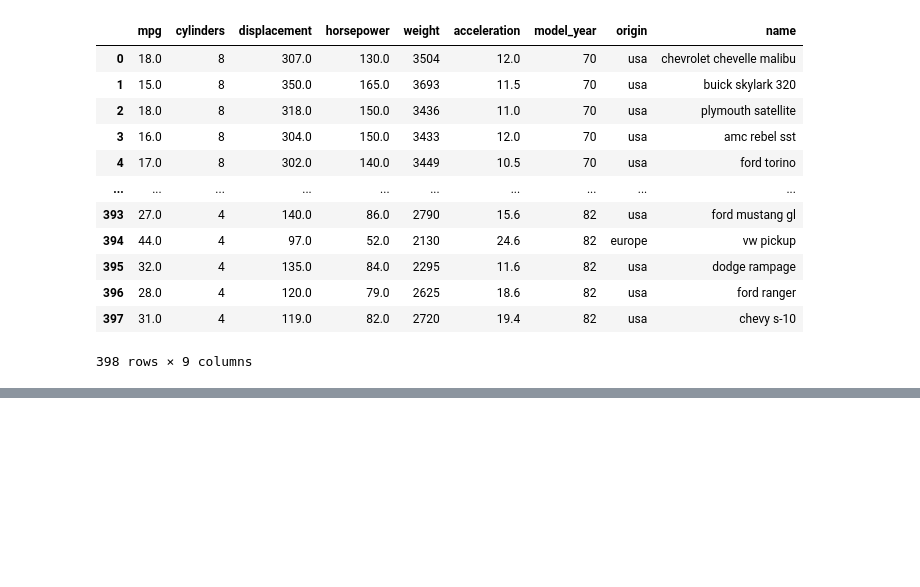
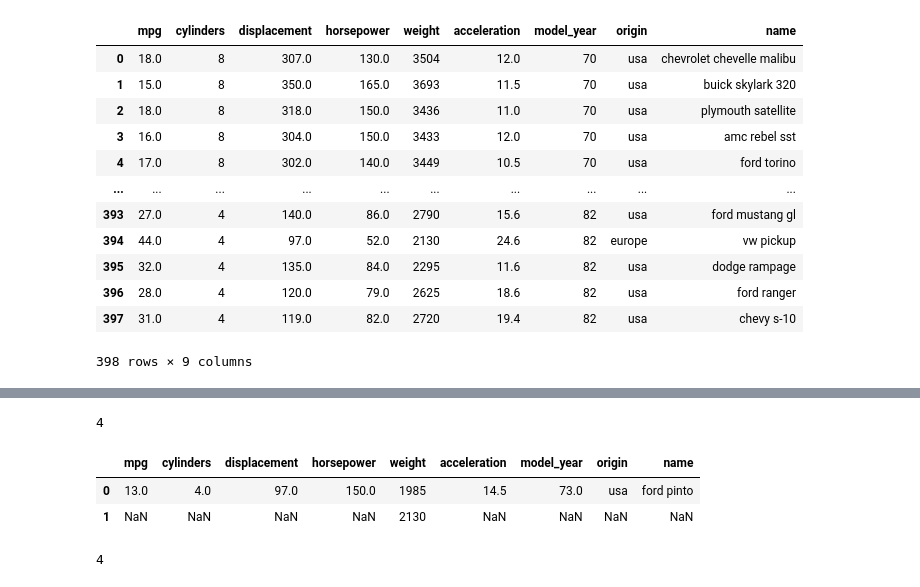
Before and after one commit to Garvitjoshi1/Complete-Machine-Learning-Data-Science-Program-GFG, a Jupyter notebook: Statistics/Measure of Central Tendency.ipynb, the cells around one changed output, grey strips where cells are left out. Drawn from its saved outputs; the diff is of its cells as text; code cells hidden in the pictures; blank space fills up the shorter version.

```diff
--- a/Statistics/Measure of Central Tendency.ipynb
+++ b/Statistics/Measure of Central Tendency.ipynb
@@ -66,0 +103,14 @@ df
+# %%
+statistics.mode(data)
+# %% [output]
+4
+# %%
+df.mode()
+# %% [output]
+|  | mpg | cylinders | displacement | horsepower | weight | acceleration | model_year | origin | name |
+| 0 | 13.0 | 4.0 | 97.0 | 150.0 | 1985 | 14.5 | 73.0 | usa | ford pinto |
+| 1 | NaN | NaN | NaN | NaN | 2130 | NaN | NaN | NaN | NaN |
+# %%
+len(df[df['weight'] == 1985])
+# %% [output]
+4
```
Also changed, not shown: parts of 5 cells of this notebook, 7 other files.
